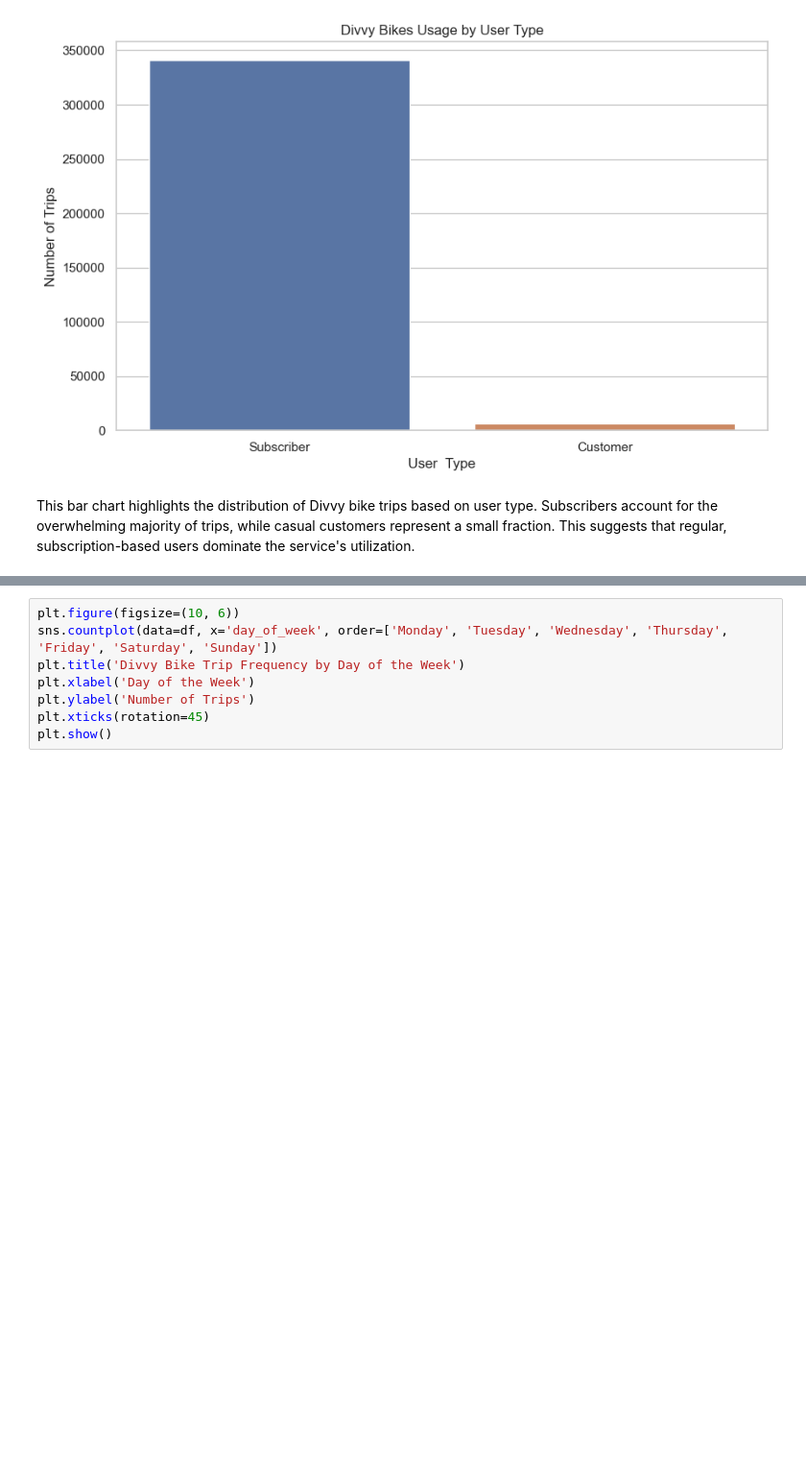
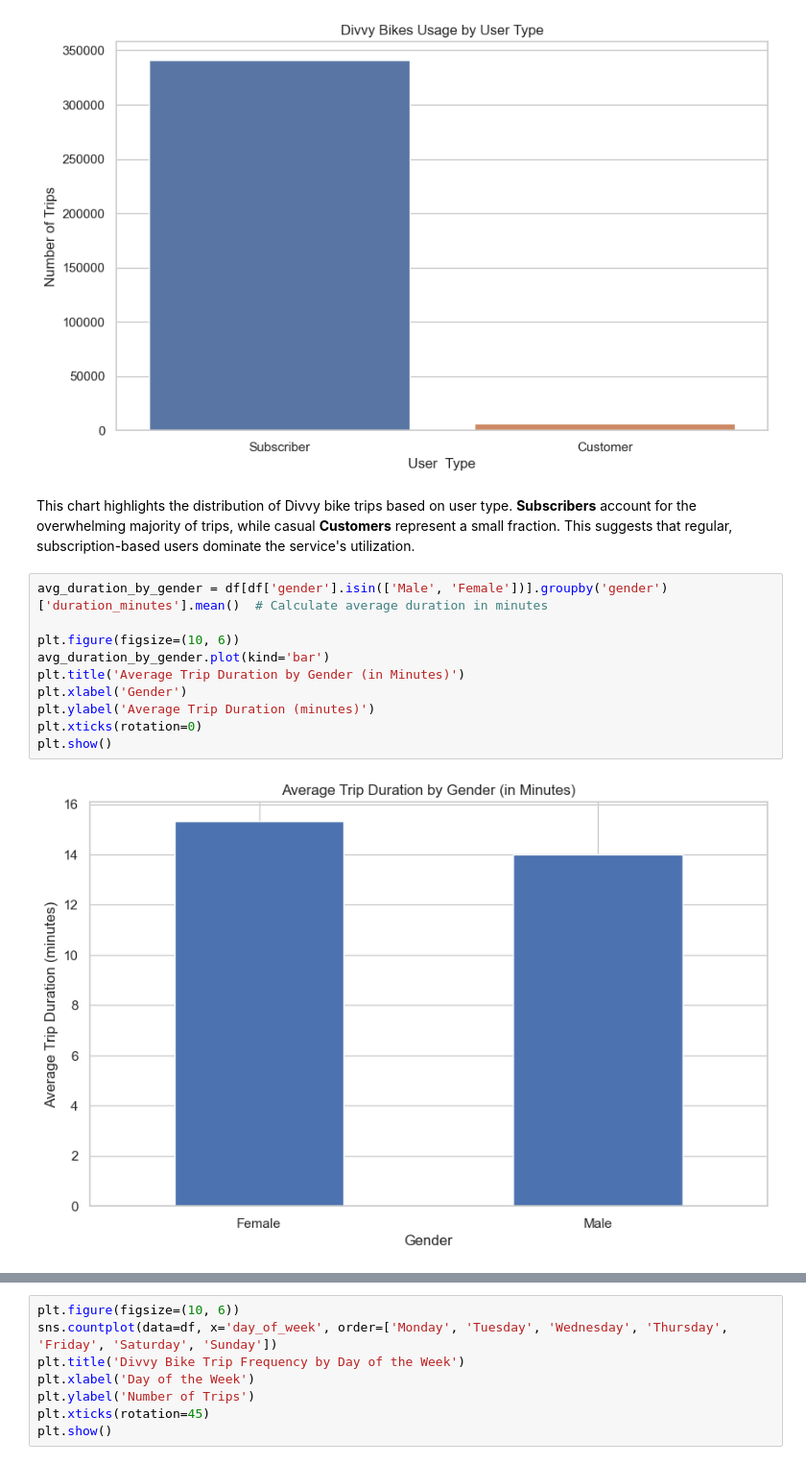
Before and after one commit to Galal-Abdelaziz/PFDA-project, a Jupyter notebook: project.ipynb, the cells around one changed output, grey strips where cells are left out. Shown at 96% size. Saved outputs shown, nothing was run; the diff lists cells and outputs as text; blank space fills up the shorter version.

```diff
--- a/project.ipynb
+++ b/project.ipynb
@@ -242,4 +258,16 @@ plt.show()
 # %% [output]
 [figure]
 # %% [markdown]
-This bar chart highlights the distribution of Divvy bike trips based on user type. Subscribers account for the overwhelming majority of trips, while casual customers represent a small fraction. This suggests that regular, subscription-based users dominate the service's utilization.
+This chart highlights the distribution of Divvy bike trips based on user type. **Subscribers** account for the overwhelming majority of trips, while casual **Customers** represent a small fraction. This suggests that regular, subscription-based users dominate the service's utilization.
+# %%
+avg_duration_by_gender = df[df['gender'].isin(['Male', 'Female'])].groupby('gender')['duration_minutes'].mean()  # Calculate average duration in minutes
+
+plt.figure(figsize=(10, 6))
+avg_duration_by_gender.plot(kind='bar')
+plt.title('Average Trip Duration by Gender (in Minutes)')
+plt.xlabel('Gender')
+plt.ylabel('Average Trip Duration (minutes)')
+plt.xticks(rotation=0)
+plt.show()
+# %% [output]
+[figure, added]
```
Also changed, not shown: parts of 12 cells of this notebook.
